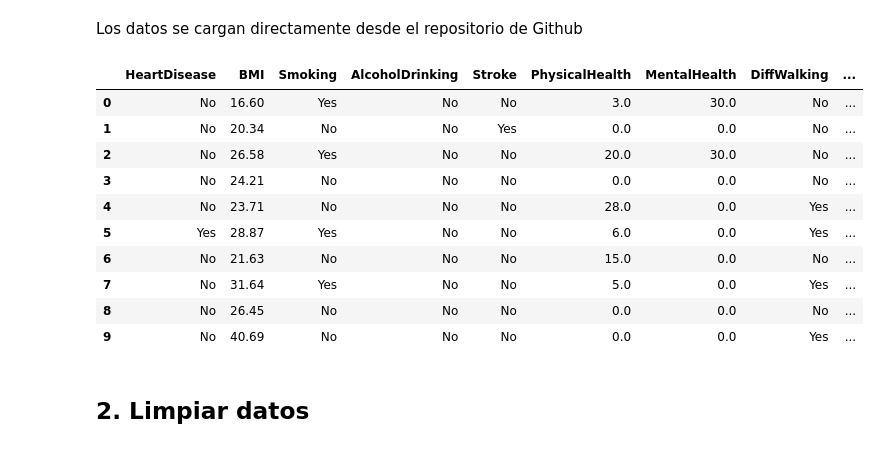
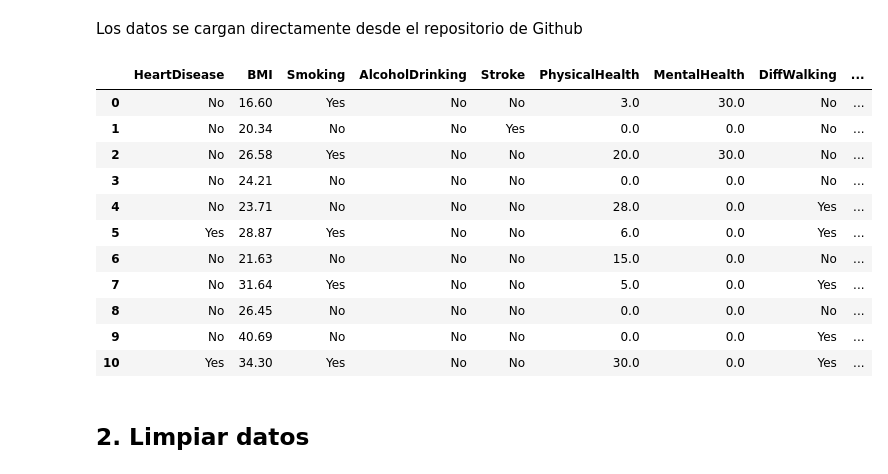
Before and after one commit to JMQuinones/DS-ML, a Jupyter notebook: notebook/practica_primer_parcial.ipynb, the cells around one changed output. Cells and saved outputs as stored; diff of their text form; code cells hidden in the pictures.

```diff
--- a/notebook/practica_primer_parcial.ipynb
+++ b/notebook/practica_primer_parcial.ipynb
@@ -72,19 +72,20 @@ Los datos se cargan directamente desde el repositorio de Github
 data = pd.read_csv('https://raw.githubusercontent.com/JMQuinones/DS-ML/master/datasets/heart_cleaned.csv',encoding = "ISO-8859-1")
 # %%
 # Vamos visualizar los datos
-data.head(10)
+data.head(11)
 # %% [output]
 |  | HeartDisease | BMI | Smoking | AlcoholDrinking | Stroke | PhysicalHealth | MentalHealth | DiffWalking | ... |
 | 0 | No | 16.60 | Yes | No | No | 3.0 | 30.0 | No | ... |
 | 1 | No | 20.34 | No | No | Yes | 0.0 | 0.0 | No | ... |
 | 2 | No | 26.58 | Yes | No | No | 20.0 | 30.0 | No | ... |
 | 3 | No | 24.21 | No | No | No | 0.0 | 0.0 | No | ... |
 | 4 | No | 23.71 | No | No | No | 28.0 | 0.0 | Yes | ... |
 | 5 | Yes | 28.87 | Yes | No | No | 6.0 | 0.0 | Yes | ... |
 | 6 | No | 21.63 | No | No | No | 15.0 | 0.0 | No | ... |
 | 7 | No | 31.64 | Yes | No | No | 5.0 | 0.0 | Yes | ... |
 | 8 | No | 26.45 | No | No | No | 0.0 | 0.0 | No | ... |
 | 9 | No | 40.69 | No | No | No | 0.0 | 0.0 | Yes | ... |
+| 10 | Yes | 34.30 | Yes | No | No | 30.0 | 0.0 | Yes | ... |
 # %%
 #imputer = SimpleImputer(strategy="median")
 #non_floats = []
```
Also changed, not shown: parts of 3 cells of this notebook.
